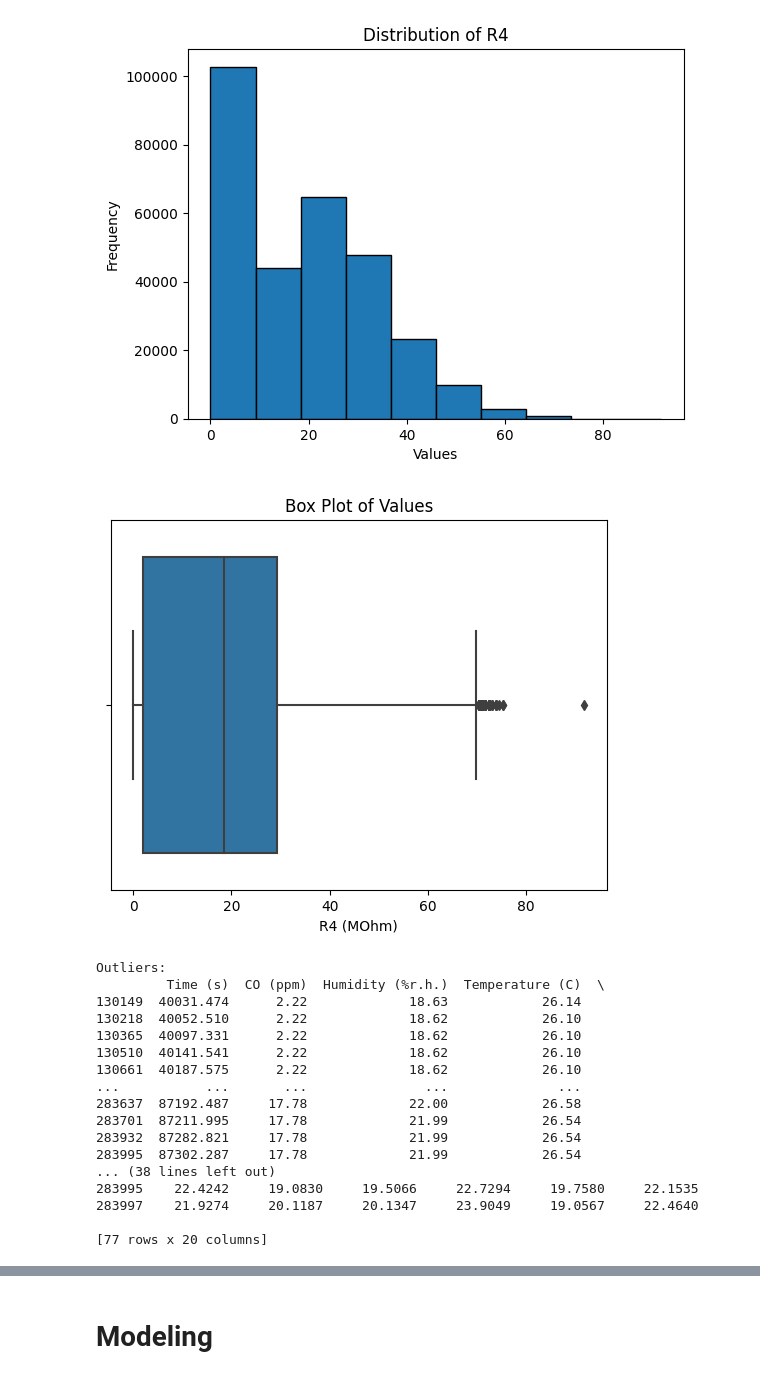
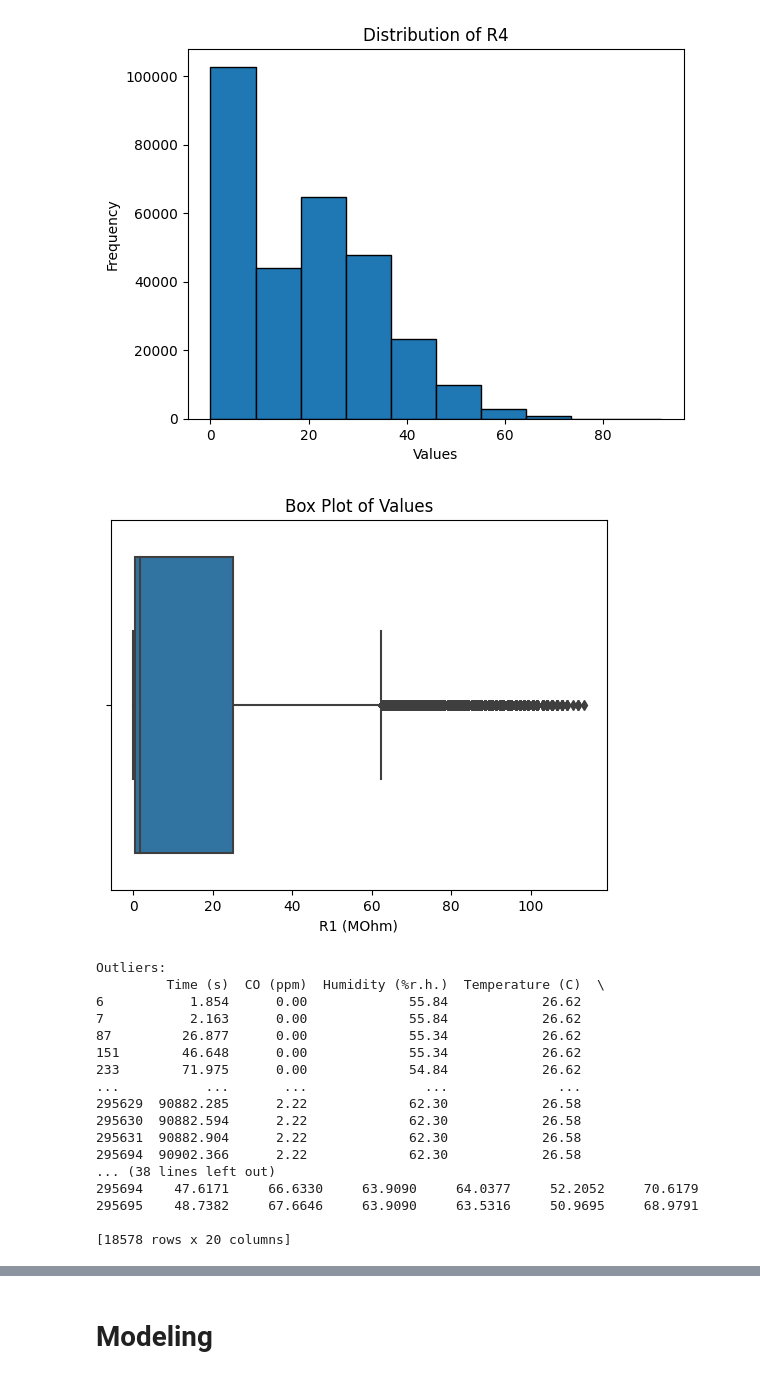
Before and after one commit to Jwdegames/GasSensorMLTasks, a Jupyter notebook: Catherine_gas_sensor_EDA.ipynb, the cells around one changed output, grey strips where cells are left out. Drawn from its saved outputs; the diff is of its cells as text; code cells hidden in the pictures.

Commit message:
Add outliers detection for R1 AND R7

```diff
--- a/Catherine_gas_sensor_EDA.ipynb
+++ b/Catherine_gas_sensor_EDA.ipynb
@@ -206,37 +206,37 @@ plt.show()
 [figure]
 # %%
 # Create a box plot
-sns.boxplot(x=df['R4 (MOhm)'])
+sns.boxplot(x=df['R1 (MOhm)'])
 plt.title('Box Plot of Values')
 plt.show()
 
 # Calculate IQR and identify outliers
-Q1 = df['R4 (MOhm)'].quantile(0.25)
-Q3 = df['R4 (MOhm)'].quantile(0.75)
+Q1 = df['R1 (MOhm)'].quantile(0.25)
+Q3 = df['R1 (MOhm)'].quantile(0.75)
 IQR = Q3 - Q1
 lower_bound = Q1 - 1.5 * IQR
 upper_bound = Q3 + 1.5 * IQR
 
-outliers = df[(df['R4 (MOhm)'] < lower_bound) | (df['R4 (MOhm)'] > upper_bound)]
+outliers = df[(df['R1 (MOhm)'] < lower_bound) | (df['R1 (MOhm)'] > upper_bound)]
 print("Outliers:")
 print(outliers)
-#There are 77 outliers? in according to box plot of values
+#There are 18578 outliers within R1 according to box plot of values
 # %% [output]
-[figure, old version]
+[figure, new version]
 Outliers:
          Time (s)  CO (ppm)  Humidity (%r.h.)  Temperature (C)  \
-130149  40031.474      2.22             18.63            26.14
-130218  40052.510      2.22             18.62            26.10
-130365  40097.331      2.22             18.62            26.10
-130510  40141.541      2.22             18.62            26.10
-130661  40187.575      2.22             18.62            26.10
+6           1.854      0.00             55.84            26.62
+7           2.163      0.00             55.84            26.62
+87         26.877      0.00             55.34            26.62
+151        46.648      0.00             55.34            26.62
+233        71.975      0.00             54.84            26.62
 ...           ...       ...               ...              ...
-283637  87192.487     17.78             22.00            26.58
-283701  87211.995     17.78             21.99            26.54
-283932  87282.821     17.78             21.99            26.54
-283995  87302.287     17.78             21.99            26.54
+295629  90882.285      2.22             62.30            26.58
+295630  90882.594      2.22             62.30            26.58
+295631  90882.904      2.22             62.30            26.58
+295694  90902.366      2.22             62.30            26.58
 ... (38 lines left out)
-283995    22.4242     19.0830     19.5066     22.7294     19.7580     22.1535
-283997    21.9274     20.1187     20.1347     23.9049     19.0567     22.4640
+295694    47.6171     66.6330     63.9090     64.0377     52.2052     70.6179
+295695    48.7382     67.6646     63.9090     63.5316     50.9695     68.9791
 
-[77 rows x 20 columns]
+[18578 rows x 20 columns]
```
Also changed, not shown: parts of 5 cells of this notebook.
